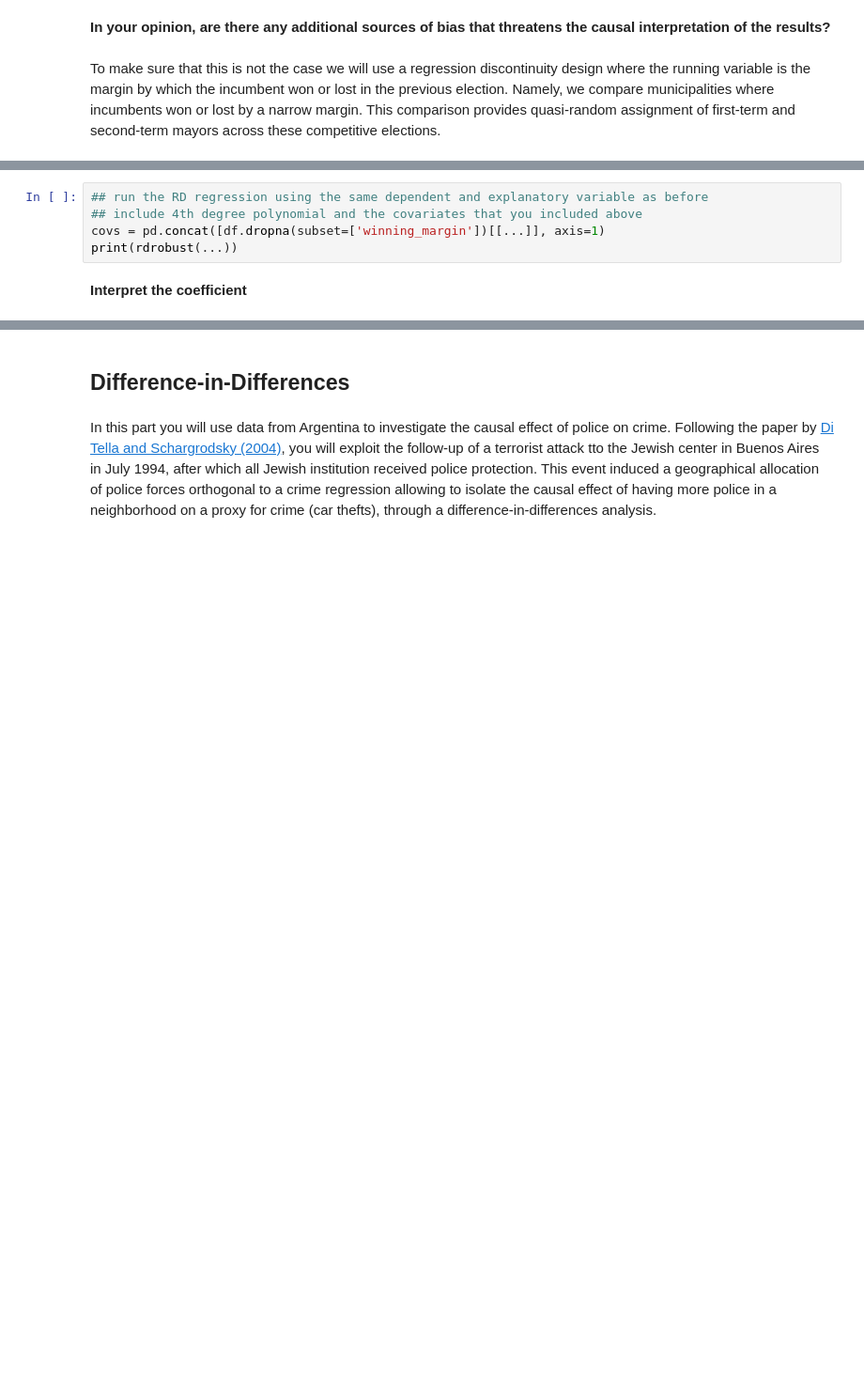
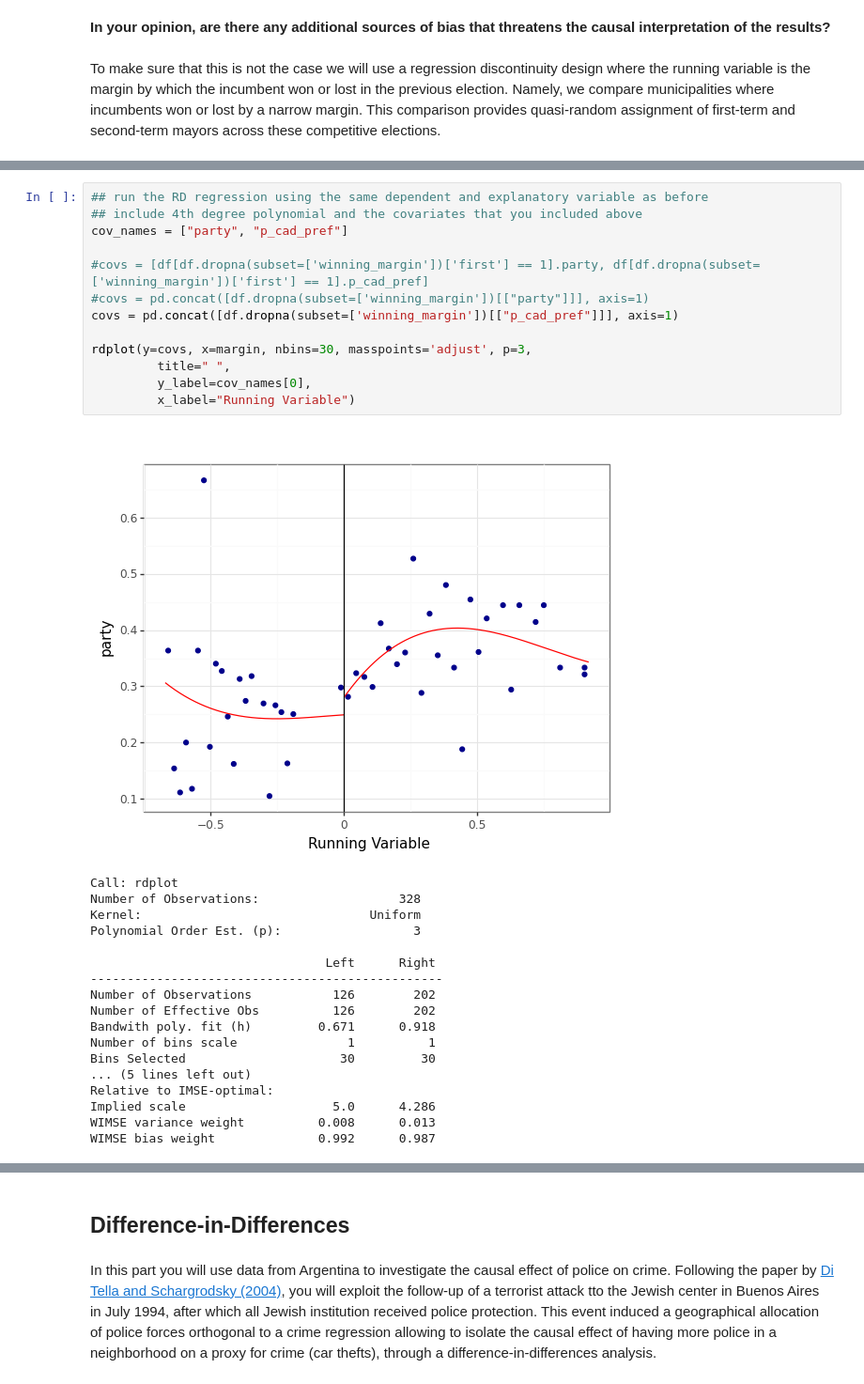
Before and after one commit to TheBlueHawk/BRJ, a Jupyter notebook: homeworks/HW04.ipynb, the cells around one changed output, grey strips where cells are left out. Shown at 94% size. Cells and saved outputs as stored; diff of their text form; blank space fills up the shorter version.

```diff
--- a/homeworks/HW04.ipynb
+++ b/homeworks/HW04.ipynb
@@ -57,7 +171,32 @@ rdplot(...)
 # %%
 ## run the RD regression using the same dependent and explanatory variable as before
 ## include 4th degree polynomial and the covariates that you included above
-covs = pd.concat([df.dropna(subset=['winning_margin'])[[...]], axis=1)
-print(rdrobust(...))
+cov_names = ["party", "p_cad_pref"]
+
+#covs = [df[df.dropna(subset=['winning_margin'])['first'] == 1].party, df[df.dropna(subset=['winning_margin'])['first'] == 1].p_cad_pref]
+#covs = pd.concat([df.dropna(subset=['winning_margin'])[["party"]]], axis=1)
+covs = pd.concat([df.dropna(subset=['winning_margin'])[["p_cad_pref"]]], axis=1)
+
+rdplot(y=covs, x=margin, nbins=30, masspoints='adjust', p=3,
+         title=" ",
+         y_label=cov_names[0],
+         x_label="Running Variable")
+# %% [output]
+[figure, added]
+Call: rdplot
+Number of Observations:                   328
+Kernel:                               Uniform
+Polynomial Order Est. (p):                  3
+
+                                Left      Right
+------------------------------------------------
+Number of Observations           126        202
+Number of Effective Obs          126        202
+Bandwith poly. fit (h)         0.671      0.918
+Number of bins scale               1          1
+Bins Selected                     30         30
+... (5 lines left out)
+Relative to IMSE-optimal:
+Implied scale                    5.0      4.286
+WIMSE variance weight          0.008      0.013
+WIMSE bias weight              0.992      0.987
-# %% [markdown]
-**Interpret the coefficient**
```
Also changed, not shown: parts of 13 cells of this notebook, 2 other files.
